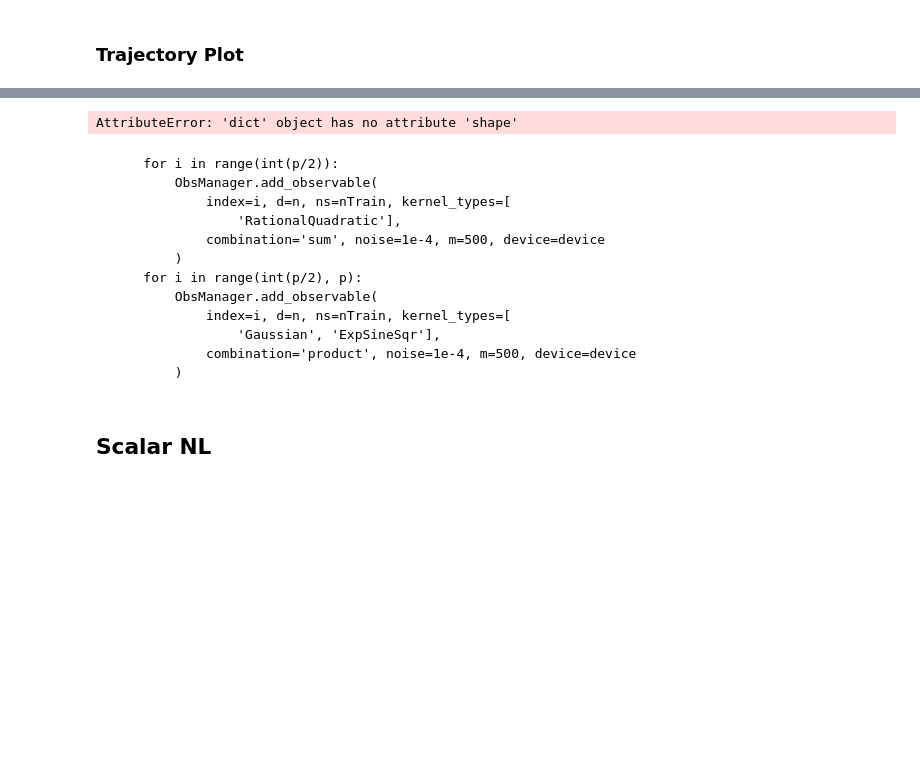
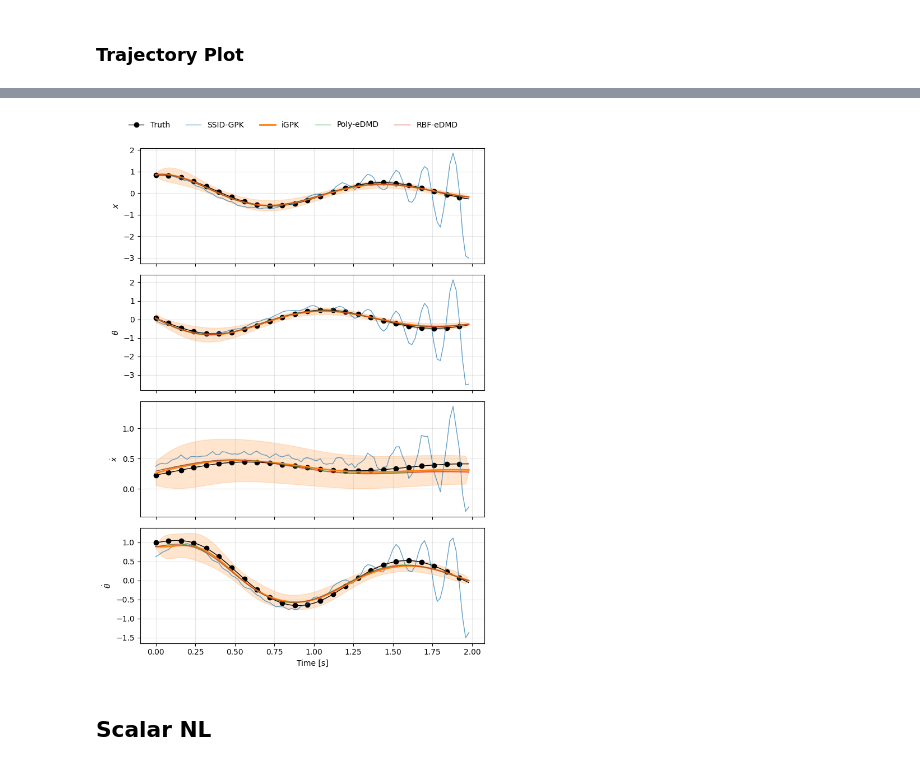
Before and after one commit to abhigyan9/KoopmanGPO, a Jupyter notebook: system_plots.ipynb, the cells around one changed output, grey strips where cells are left out. Saved outputs shown, nothing was run; the diff lists cells and outputs as text; code cells hidden in the pictures; blank space fills up the shorter version.

```diff
--- a/system_plots.ipynb
+++ b/system_plots.ipynb
@@ -897,69 +797,64 @@ NameError: name 'traj_idx' is not defined
 # %%
+SimData_raw, ts, num_traj, N, nTrain, nTest = gpk.load_SimData(
+    "Cart_data", 0.6, 0.4, clip=None)
+SimData_clean, mu_vec, std_vec = gpk.normalize_data(
+    SimData_raw, nTest, nTrain, N)
+noise_case = 'Uniform 15%'
+_, idx = torch.min(NRMSE_Test[noise_case]['iGPK'].mean(dim=1), dim=-1, keepdim=False)
+traj_idx = idx.item()
 # State labels (shown on y-axis for each stacked subplot)
-state_labels = [r'$x$', r'$/theta$', r'$\dot{x}$', r'$\dot{\theta}$']
+state_labels = [r'$x$', r'$\theta$', r'$\dot{x}$', r'$\dot{\theta}$']
 
 # Get time length from first available model
 first_model = next(v for v in Xhat_Test.values() if v is not None)
-T = first_model.shape[2]
+T = Xhat_Test[noise_case]['iGPK'].shape[2]
 t = np.arange(T)
 t = t * 0.02
 
 fig, axes = plt.subplots(4, 1, figsize=(7, 10), sharex=True)
 for i in range(4):
-    line, = axes[i].plot(t, SimData_clean[nTrain+traj_idx, i, :N], label='Truth', alpha=1, linewidth=1, color='black', marker='o', markevery=4)
-    for model_name, Xhat in Xhat_Test.items():
+    line, = axes[i].plot(t, SimData_clean[traj_idx, i, :N], label='Truth', alpha=1, linewidth=1, color='black', marker='o', markevery=4)
+    for model_name, Xhat in Xhat_Test[noise_case].items():
         # (num_states, num_time_steps)
         Xtraj = Xhat[traj_idx].detach().cpu().numpy()
 
         if model_name == 'iGPK':
             line, = axes[i].plot(t, Xtraj[i], label=model_name, alpha=1, linewidth=2)
         else:
             line, = axes[i].plot(t, Xtraj[i], label=model_name, alpha=0.7, linewidth=1)
         # axes[i].set_yscale('symlog')
-        axes[i].set_xlim((0, 1.9))
+        # axes[i].set_xlim((0, 1.9))
 
         # Add ±1 sigma shaded band if covariance exists for this model
-        if model_name in Xcvhat_Test and Xcvhat_Test[model_name] is not None:
+        # if model_name in Xcvhat_Test[noise_case]:
+        if model_name == 'iGPK':
             # Variance of state i over time is diagonal entry [i,i,:]
-            var_i = Xcvhat_Test[model_name][traj_idx, i, i, :].detach().cpu().numpy()
-            var_i = np.maximum(var_i, 0.0)  # numerical safety
+            var_i = Xcvhat_Test[noise_case][model_name][traj_idx, i, i, :].detach().cpu().numpy()
+            var_i = np.abs(var_i)  # numerical safety
             sigma_i = np.sqrt(var_i)
 
             axes[i].fill_between(
                 t,
-                Xtraj[i] - sigma_i,
-                Xtraj[i] + sigma_i,
+                Xtraj[i] - 1*sigma_i,
+                Xtraj[i] + 1*sigma_i,
                 color=line.get_color(),
                 alpha=0.2
             )
 
 # Formatting
 for i, ax in enumerate(axes):
     ax.set_ylabel(state_labels[i])
     ax.grid(True, alpha=0.3)
 
 axes[-1].set_xlabel('Time [s]')
 
 handles, labels = axes[0].get_legend_handles_labels()
 fig.legend(handles, labels, loc='upper center', ncol=len(labels), frameon=False)
 
 plt.tight_layout(rect=[0, 0, 1, 0.96])
 plt.show()
 # %% [output]
-AttributeError: 'dict' object has no attribute 'shape'
+[figure, added]
-# %% [markdown]
-        for i in range(int(p/2)):
-            ObsManager.add_observable(
-                index=i, d=n, ns=nTrain, kernel_types=[
-                    'RationalQuadratic'],
-                combination='sum', noise=1e-4, m=500, device=device
-            )
-        for i in range(int(p/2), p):
-            ObsManager.add_observable(
-                index=i, d=n, ns=nTrain, kernel_types=[
-                    'Gaussian', 'ExpSineSqr'],
-                combination='product', noise=1e-4, m=500, device=device
-            )
 # %% [markdown]
 ## Scalar NL
 # %% [markdown]
```
Also changed, not shown: parts of 14 cells of this notebook.
